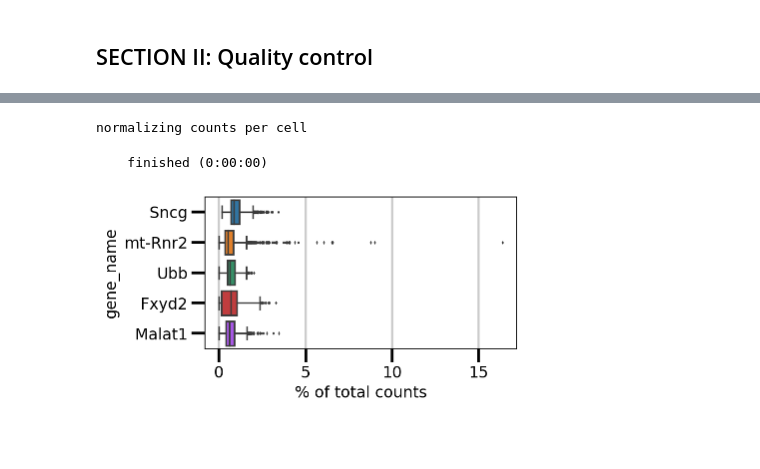
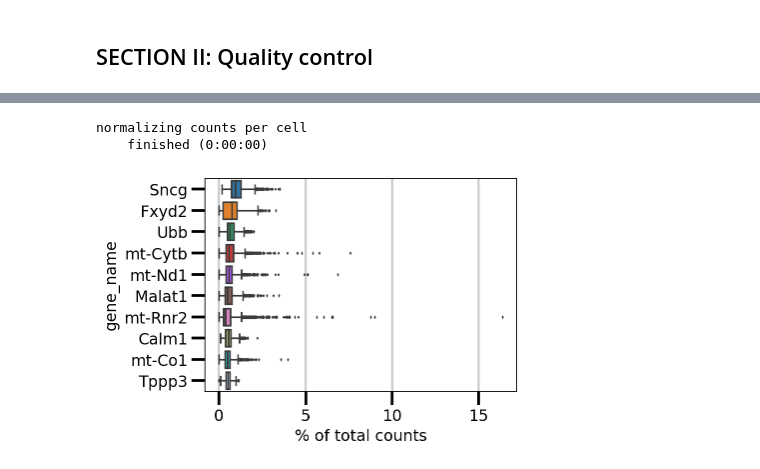
Before and after one commit to melisamc89/single_cell_sequencing, a Jupyter notebook: campari_scs_II_data_agregation.ipynb, the cells around one changed output, grey strips where cells are left out. Saved outputs shown, nothing was run; the diff lists cells and outputs as text; code cells hidden in the pictures; blank space fills up the shorter version.

```diff
--- a/campari_scs_II_data_agregation.ipynb
+++ b/campari_scs_II_data_agregation.ipynb
@@ -208,8 +222,8 @@ def barcode_check(df_1,df_2,barcode_list,mergedRes):
 kept_cells1, well_id1,stimulus_1,red_f1,green_f1, cell_id1 = barcode_check(df_1_sample1,df_2_sample1,barcode_list_sample1,mergedRes1)
 kept_cells2, well_id2,stimulus_2,red_f2,green_f2, cell_id2 = barcode_check(df_1_sample2,df_2_sample2,barcode_list_sample2,mergedRes2)
 kept_cells3, well_id3,stimulus_3,red_f3,green_f3, cell_id3 = barcode_check(df_1_sample3,df_2_sample3,barcode_list_sample3,mergedRes3)
-#kept_cells4, well_id4,stimulus_4,red_f4,green_f4 = barcode_check(df_1_sample4,df_2_sample4,barcode_list_sample4,mergedRes4)
-#kept_cells5, well_id5,stimulus_5,red_f5,green_f5 = barcode_check(df_1_sample5,df_2_sample5,barcode_list_sample5,mergedRes5)
+kept_cells4, well_id4,stimulus_4,red_f4,green_f4, cell_id4 = barcode_check(df_1_sample4,df_2_sample4,barcode_list_sample4,mergedRes4)
+kept_cells5, well_id5,stimulus_5,red_f5,green_f5, cell_id5 = barcode_check(df_1_sample5,df_2_sample5,barcode_list_sample5,mergedRes5)
 #kept_cells6, well_id6,stimulus_6,red_f6,green_f6 = barcode_check(df_1_sample6,df_2_sample6,barcode_list_sample6,mergedRes6)
 #kept_cells7, well_id7,stimulus_7,red_f7,green_f7 = barcode_check(df_1_sample7,df_2_sample7,barcode_list_sample7,mergedRes7)
 # %%
@@ -297,23 +344,14 @@ adata.write_h5ad(
 # %%
-adata_seurat = sc.pp.recipe_seurat(adata, plot=False, copy=True)
-
+adata
 # Quality control - calculate QC covariates
-adata_seurat.obs['n_counts'] = adata_seurat.X.sum(axis = 1)
-x =  adata_seurat.X.sum(axis = 1)
-adata_seurat.obs['log_counts'] = np.log(x)
-adata_seurat.obs['n_genes'] = (adata_seurat.X > 0).sum(axis = 1)
-adata_seurat.var["gene_id"] = adata_seurat.var.index.values
-
-t2g = pd.read_csv("t2g.txt", header=None, names=["tid", "gene_id", "gene_name"], sep="\t")
-t2g.index = t2g.gene_id
-t2g = t2g.loc[~t2g.index.duplicated(keep='first')]
-
-adata_seurat.var["gene_name"] = adata_seurat.var.gene_id.map(t2g["gene_name"])
-adata_seurat.var.index = adata_seurat.var["gene_name"]
-
-adata_seurat.write_h5ad(
-    os.path.join(output_path ,'campari_scs_seurat.h5ad'),
-#    compression=hdf5plugin.FILTERS["zstd"],
-#    compression_opts=hdf5plugin.Zstd(clevel=5).filter_options
-)
+adata.obs['n_counts'] = adata.X.sum(axis = 1)
+x =  adata.X.sum(axis = 1)
+adata.obs['log_counts'] = np.log(x)
+adata.obs['n_genes'] = (adata.X > 0).sum(axis = 1)
+cnt = 0
+for gene in adata.var["gene_name"].values:
+    if gene.startswith('mt-'):
+        cnt+=1
+print(f"total mitochondrial: {cnt}")
+sc.pl.highest_expr_genes(adata, n_top=10, )
 # %% [output]
@@ -385,26 +421,30 @@ adata.obs['n_genes'] = (adata.X > 0).sum(axis = 1)
 # %%
 ### we need to read the t2g to be able to know which genes are mitochondrial!!!
 
 t2g = pd.read_csv("t2g.txt", header=None, names=["tid", "gene_id", "gene_name"], sep="\t")
 t2g.index = t2g.gene_id### FOR THAT WE USE T2G VARIABLE THAT OPENS T2G FILE (FILE WITH LINK BETWEEN GENE CODE AND GENE NAME)
 
 t2g = t2g.loc[~t2g.index.duplicated(keep='first')]
 
 adata.var["gene_id"] = adata.var.index.values
 adata.var["gene_name"] = adata.var.gene_id.map(t2g["gene_name"])
 adata.var.index = adata.var["gene_name"]
 
 mt_gene_mask = np.flatnonzero([gene.startswith('mt-') for gene in adata.var_names])
 # the `.A1` is only necessary as X is sparse (to transform to a dense array after summing)
 y = np.sum(adata[:, mt_gene_mask].X, axis=1).A1.reshape(-1,)
 z = np.array(adata.obs['n_counts']).reshape(-1,)
 
 adata.obs['mt_frac'] = y/z
 
-adata.var["mt"] = adata.var_names.str.startswith("MT-")
-sc.pp.calculate_qc_metrics(adata, qc_vars=["mt"], inplace=True)
-sc.pl.highest_expr_genes(adata, n_top=5)
+
+adata.var['mt'] = adata.var_names.str.startswith('mt-')  # annotate the group of mitochondrial genes as 'mt'
+sc.pp.calculate_qc_metrics(adata, qc_vars=['mt'], percent_top=None, log1p=False, inplace=True)
+
+#adata.var["mt"] = adata.var_names.str.startswith('mt-')  # annotate the group of mitochondrial genes as 'mt'
+#sc.pp.calculate_qc_metrics(adata, qc_vars=['mt'], inplace=True)
+sc.pl.highest_expr_genes(adata, n_top=10)
 # %% [output]
 normalizing counts per cell
+    finished (0:00:00)
-    finished (0:00:00)
-[figure, old version]
+[figure, new version]
```
Also changed, not shown: parts of 25 cells of this notebook, 2 other files.
